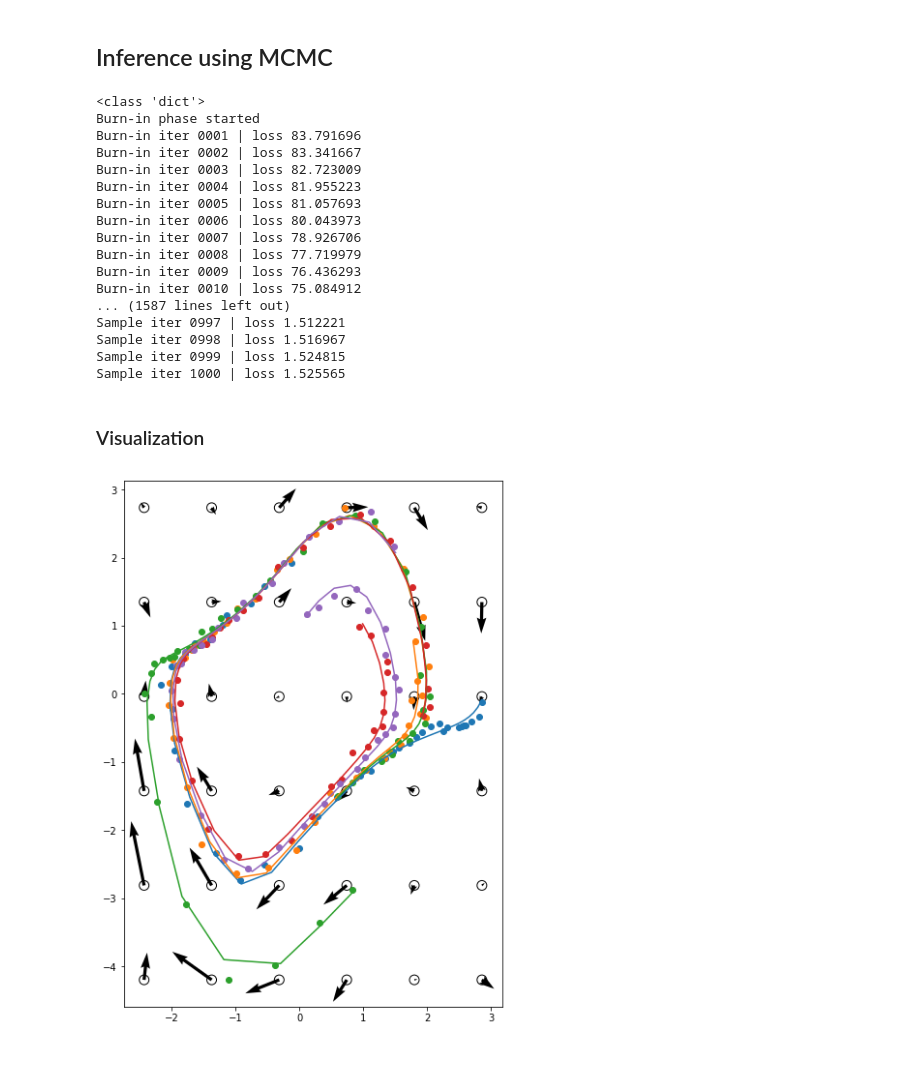
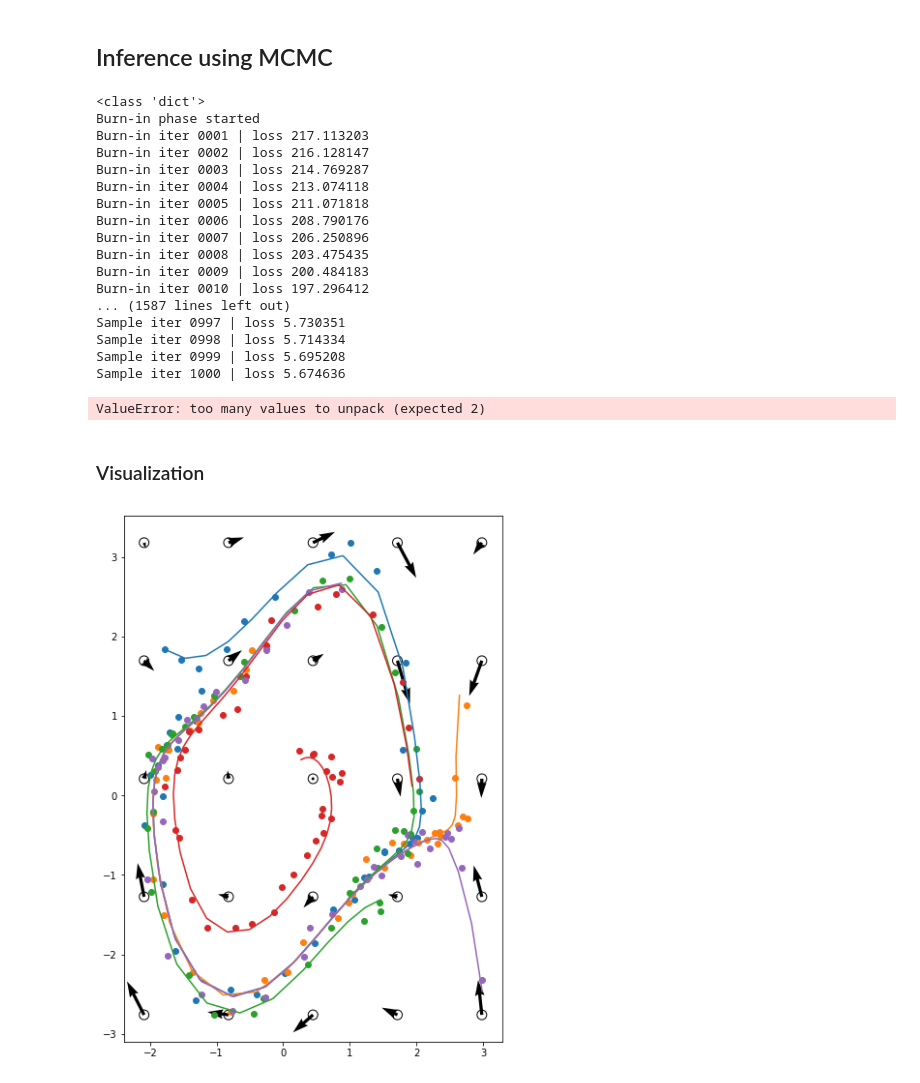
Before and after one commit to jaivardhankapoor/bayesian-ode, a Jupyter notebook: notebooks/jai/gp.ipynb, the cells around one changed output. Saved outputs shown, nothing was run; the diff lists cells and outputs as text; code cells hidden in the pictures.

```diff
--- a/notebooks/jai/gp.ipynb
+++ b/notebooks/jai/gp.ipynb
@@ -424,7 +410,7 @@ tensor([0.1035, 0.1168], grad_fn=<ExpBackward>)
 # %%
 
 # create variables, functions etc
-M   = 6 # MxM inducing grid
+M   = 5 # MxM inducing grid
 D   = 2
 sf  = 1
 ell = 0.75
@@ -566,51 +552,52 @@ def lr_scheduler():
     return lr
 
 sampler = aSGHMC(params, lr=lr, add_noise=True)
-chain, logp_array = sampler.sample(closure, burn_in=600, num_samples=1000, print_loss=True, lr_scheduler=lr_scheduler)
+chain = sampler.sample(closure, burn_in=600, num_samples=1000, print_loss=True, lr_scheduler=lr_scheduler)
 # %% [output]
 <class 'dict'>
 Burn-in phase started
-Burn-in iter 0001 | loss 83.791696
-Burn-in iter 0002 | loss 83.341667
-Burn-in iter 0003 | loss 82.723009
-Burn-in iter 0004 | loss 81.955223
-Burn-in iter 0005 | loss 81.057693
-Burn-in iter 0006 | loss 80.043973
-Burn-in iter 0007 | loss 78.926706
-Burn-in iter 0008 | loss 77.719979
-Burn-in iter 0009 | loss 76.436293
-Burn-in iter 0010 | loss 75.084912
+Burn-in iter 0001 | loss 217.113203
+Burn-in iter 0002 | loss 216.128147
+Burn-in iter 0003 | loss 214.769287
+Burn-in iter 0004 | loss 213.074118
+Burn-in iter 0005 | loss 211.071818
+Burn-in iter 0006 | loss 208.790176
+Burn-in iter 0007 | loss 206.250896
+Burn-in iter 0008 | loss 203.475435
+Burn-in iter 0009 | loss 200.484183
+Burn-in iter 0010 | loss 197.296412
 ... (1587 lines left out)
-Sample iter 0997 | loss 1.512221
-Sample iter 0998 | loss 1.516967
-Sample iter 0999 | loss 1.524815
-Sample iter 1000 | loss 1.525565
+Sample iter 0997 | loss 5.730351
+Sample iter 0998 | loss 5.714334
+Sample iter 0999 | loss 5.695208
+Sample iter 1000 | loss 5.674636
+ValueError: too many values to unpack (expected 2)
 # %% [markdown]
 ### Visualization
 # %%
-chain = sampler.samples[-400::10]
+chain = sampler.samples[-200::10]
 # plotting
 mean_U = np.mean([i[0][0][0] for i in chain if i[1]], axis=0)
 
 kreg.U.data = torch.from_numpy(mean_U)
 mean_logsn = np.mean([i[0][0][1] for i in chain if i[1]], axis=0)
 kreg.logsn.data = torch.from_numpy(mean_logsn)
 xode = odeint(kreg, x0, t).detach().numpy()
 # U = kreg.U.detach().numpy()
 U = mean_U
 Z = kreg.Z.detach().numpy()
 xode = np.transpose(xode,[1,0,2])
 
 cols = ['r','b','g','m','c','k']
 plt.figure(1,[7,10])
 plt.scatter(Z[:,0],Z[:,1],100, facecolors='none', edgecolors='k')
 plt.quiver(Z[:,0],Z[:,1],U[:,0],U[:,1],units='height',width=0.006,color='k')
 for i in range(min(6,xode.shape[0])):
     color=np.random.rand(3)
     plt.scatter(Y[i,:,0],Y[i,:,1],)
     plt.plot(xode[i,:,0],xode[i,:,1],'-')
 # %% [output]
-[figure, old version]
+[figure, new version]
 # %%
 fig, ax = plt.subplots(nrows=(min(6,xode.shape[0])+1)//2, ncols=2, figsize=(15,10))
 axes = [ax[i][j] for j in range(2) for i in range(len(ax))]
```
Also changed, not shown: parts of 14 cells of this notebook, 2 other files.
